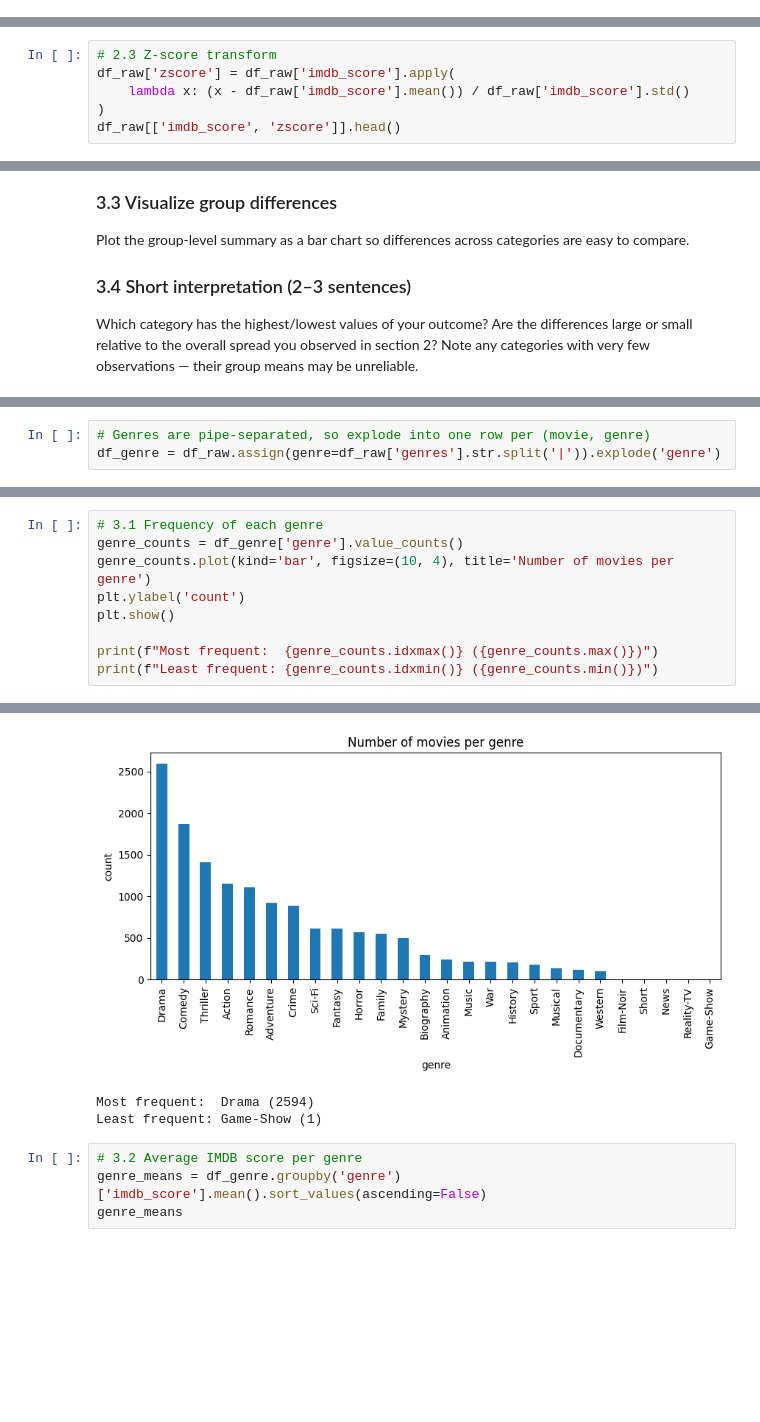
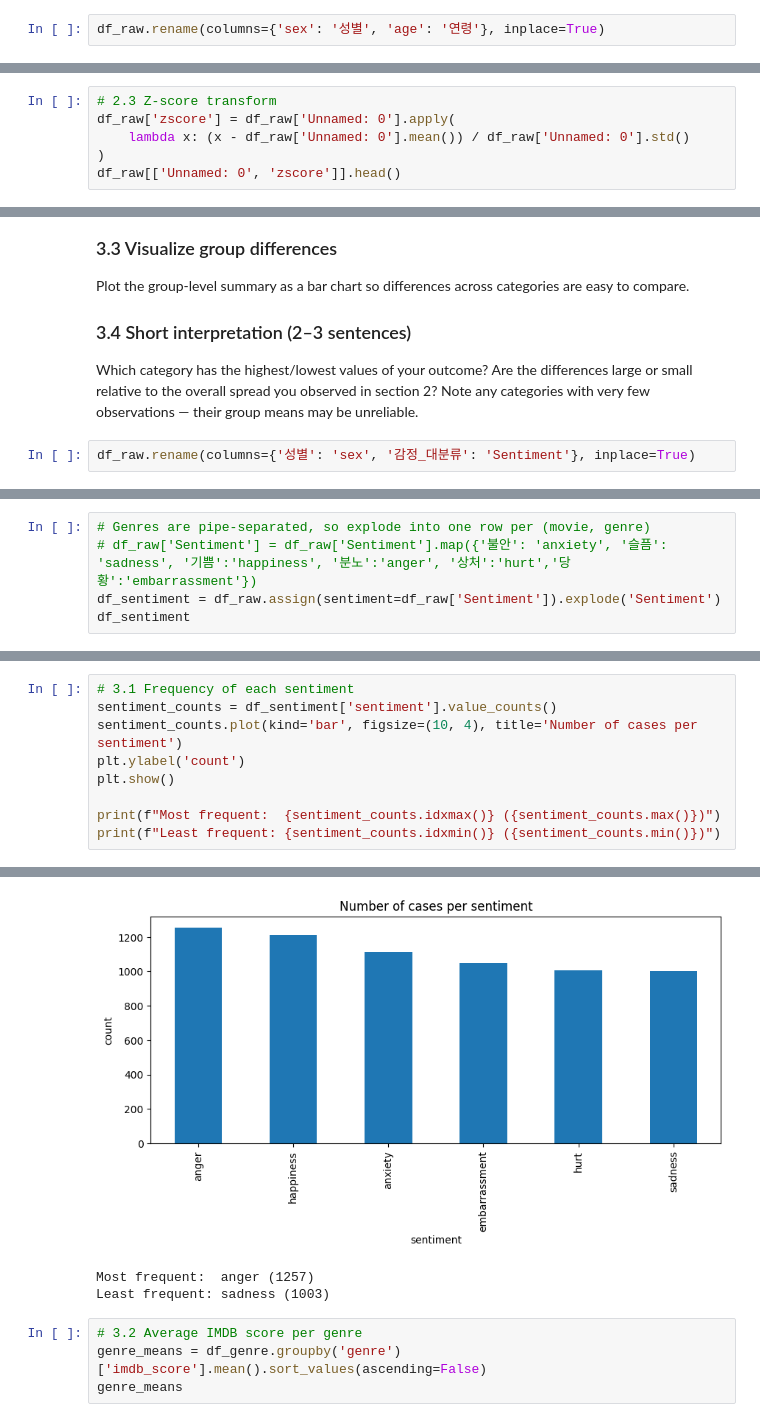
Before and after one commit to 202503660-ai/NLP_for_SocialScience, a Jupyter notebook: asgmt1_explore_your_dataset.ipynb, the cells around one changed output, grey strips where cells are left out. Drawn from its saved outputs; the diff is of its cells as text; blank space fills up the shorter version.

```diff
--- a/asgmt1_explore_your_dataset.ipynb
+++ b/asgmt1_explore_your_dataset.ipynb
@@ -133,6 +263,8 @@ dtype: int64
 ### 1.5 Short Interpretation:
 
 The dataset covers ~5000 movies spanning a wide range of release years, with `imdb_score` roughly normally distributed but `budget` and `gross` strongly right-skewed (a few blockbusters pull the mean far above the median). Variables like `gross`, `budget`, and `content_rating` have substantial missing values, so any analysis using them should drop or impute carefully. Categorical variables such as `director_name` and `actor_1_name` have thousands of unique values, meaning most directors/actors appear in only one or two films.
+# %%
+df_raw.rename(columns={'sex': '성별', 'age': '연령'}, inplace=True)
 # %% [markdown]
 ## 2. Check distributions, z-score transform, visualize (1pt)
 
@@ -175,7 +324,7 @@ plt.show()
 # %%
 # 2.3 Z-score transform
-df_raw['zscore'] = df_raw['imdb_score'].apply(
-    lambda x: (x - df_raw['imdb_score'].mean()) / df_raw['imdb_score'].std()
+df_raw['zscore'] = df_raw['Unnamed: 0'].apply(
+    lambda x: (x - df_raw['Unnamed: 0'].mean()) / df_raw['Unnamed: 0'].std()
 )
-df_raw[['imdb_score', 'zscore']].head()
+df_raw[['Unnamed: 0', 'zscore']].head()
 # %% [output]
@@ -214,3 +380,5 @@ Plot the group-level summary as a bar chart so differences across categories are
 
 ### 3.4 Short interpretation (2–3 sentences)
 Which category has the highest/lowest values of your outcome? Are the differences large or small relative to the overall spread you observed in section 2? Note any categories with very few observations — their group means may be unreliable.
+# %%
+df_raw.rename(columns={'성별': 'sex', '감정_대분류': 'Sentiment'}, inplace=True)
@@ -217,3 +389,5 @@ Which category has the highest/lowest values of your outcome? Are the difference
 # %%
 # Genres are pipe-separated, so explode into one row per (movie, genre)
-df_genre = df_raw.assign(genre=df_raw['genres'].str.split('|')).explode('genre')
+# df_raw['Sentiment'] = df_raw['Sentiment'].map({'불안': 'anxiety', '슬픔': 'sadness', '기쁨':'happiness', '분노':'anger', '상처':'hurt','당황':'embarrassment'})
+df_sentiment = df_raw.assign(sentiment=df_raw['Sentiment']).explode('Sentiment')
+df_sentiment
@@ -220,10 +408,10 @@ df_genre = df_raw.assign(genre=df_raw['genres'].str.split('|')).explode('genre')
 # %%
-# 3.1 Frequency of each genre
-genre_counts = df_genre['genre'].value_counts()
-genre_counts.plot(kind='bar', figsize=(10, 4), title='Number of movies per genre')
+# 3.1 Frequency of each sentiment
+sentiment_counts = df_sentiment['sentiment'].value_counts()
+sentiment_counts.plot(kind='bar', figsize=(10, 4), title='Number of cases per sentiment')
 plt.ylabel('count')
 plt.show()
 
-print(f"Most frequent:  {genre_counts.idxmax()} ({genre_counts.max()})")
-print(f"Least frequent: {genre_counts.idxmin()} ({genre_counts.min()})")
+print(f"Most frequent:  {sentiment_counts.idxmax()} ({sentiment_counts.max()})")
+print(f"Least frequent: {sentiment_counts.idxmin()} ({sentiment_counts.min()})")
 # %% [output]
@@ -230,6 +435,6 @@ print(f"Least frequent: {genre_counts.idxmin()} ({genre_counts.min()})")
-[figure, old version]
+[figure, new version]
-Most frequent:  Drama (2594)
-Least frequent: Game-Show (1)
+Most frequent:  anger (1257)
+Least frequent: sadness (1003)
 # %%
 # 3.2 Average IMDB score per genre
 genre_means = df_genre.groupby('genre')['imdb_score'].mean().sort_values(ascending=False)
```
Also changed, not shown: parts of 14 cells of this notebook.
